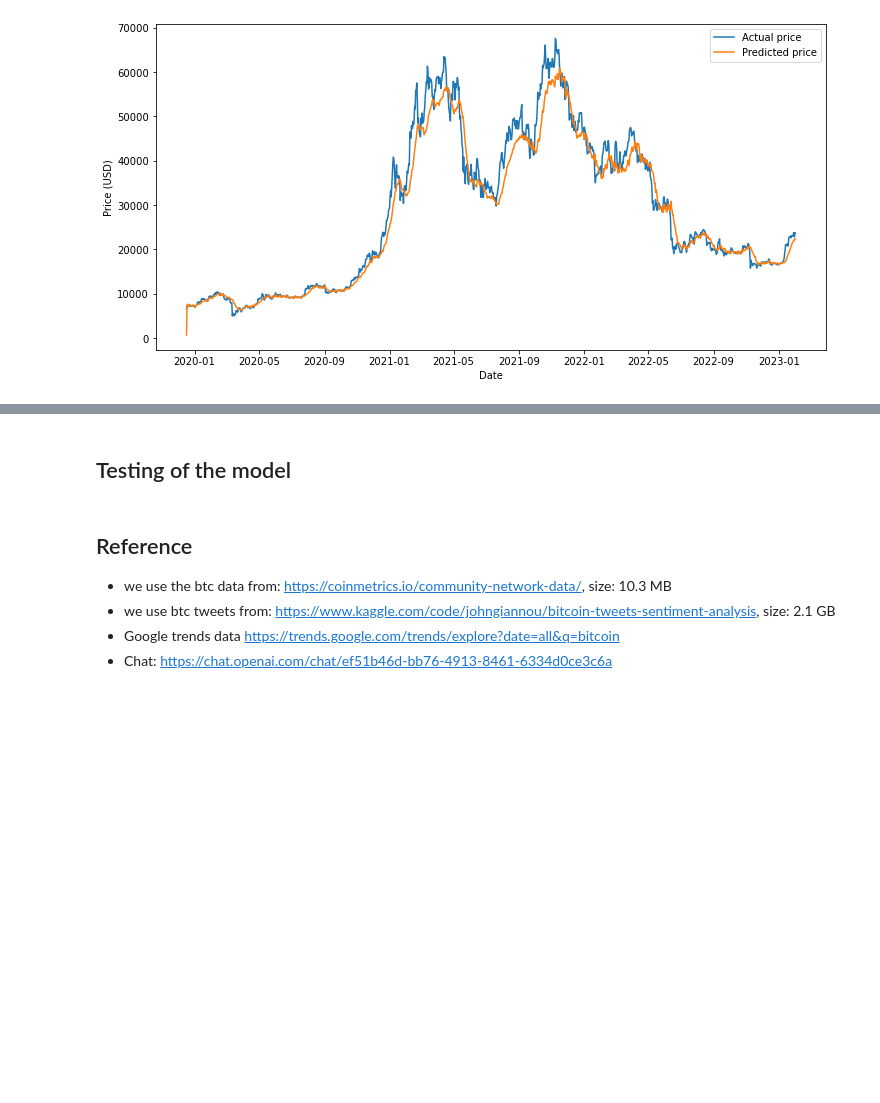
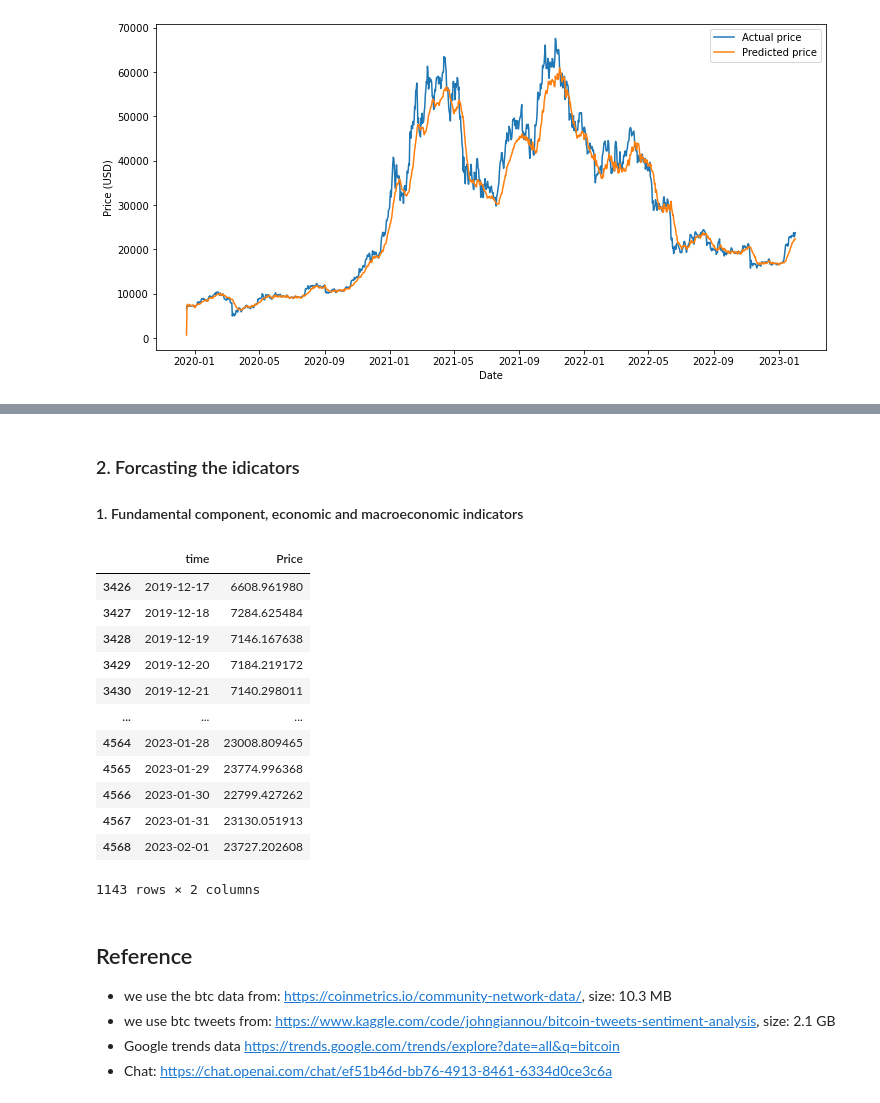
Before and after one commit to aminblm/bitcoin-markets, a Jupyter notebook: Model 1 - Heterogeneous agent model developed by Brock and Hommes (1998).ipynb, the cells around one changed output, grey strips where cells are left out. Saved outputs shown, nothing was run; the diff lists cells and outputs as text; code cells hidden in the pictures; blank space fills up the shorter version.

Commit message:
Updates on Model 1 - finished

```diff
--- a/Model 1 - Heterogeneous agent model developed by Brock and Hommes (1998).ipynb
+++ b/Model 1 - Heterogeneous agent model developed by Brock and Hommes (1998).ipynb
@@ -430,5 +453,29 @@ S_0 =  -3.04161482
 # %% [markdown]
-## Testing of the model
+### 2. Forcasting the idicators
+#### 1. Fundamental component, economic and macroeconomic indicators
+# %%
+df = btc_df.copy(deep=True)
+df = df.drop(['F_t', 'S_t', 'P_t'], axis=1)
+k = 14
+train_size = int(0.75 * len(df))
+df_train = df[:train_size]
+df_test = df[train_size:]
+df_test = df_test.drop(['year', 'hash_rate', 'MA', 'RSI','SO', 'bitcoin_trend', 'transaction_volume', 'mining_difficulty', 'inflation_rate'], axis=1)
+df_test
+# %% [output]
+|  | time | Price |
+| 3426 | 2019-12-17 | 6608.961980 |
+| 3427 | 2019-12-18 | 7284.625484 |
+| 3428 | 2019-12-19 | 7146.167638 |
+| 3429 | 2019-12-20 | 7184.219172 |
+| 3430 | 2019-12-21 | 7140.298011 |
+| ... | ... | ... |
+| 4564 | 2023-01-28 | 23008.809465 |
+| 4565 | 2023-01-29 | 23774.996368 |
+| 4566 | 2023-01-30 | 22799.427262 |
+| 4567 | 2023-01-31 | 23130.051913 |
+| 4568 | 2023-02-01 | 23727.202608 |
+1143 rows × 2 columns
 # %% [markdown]
 ## Reference
 - we use the btc data from: https://coinmetrics.io/community-network-data/, size: 10.3 MB
```
Also changed, not shown: parts of 17 cells of this notebook, 1 other file.
